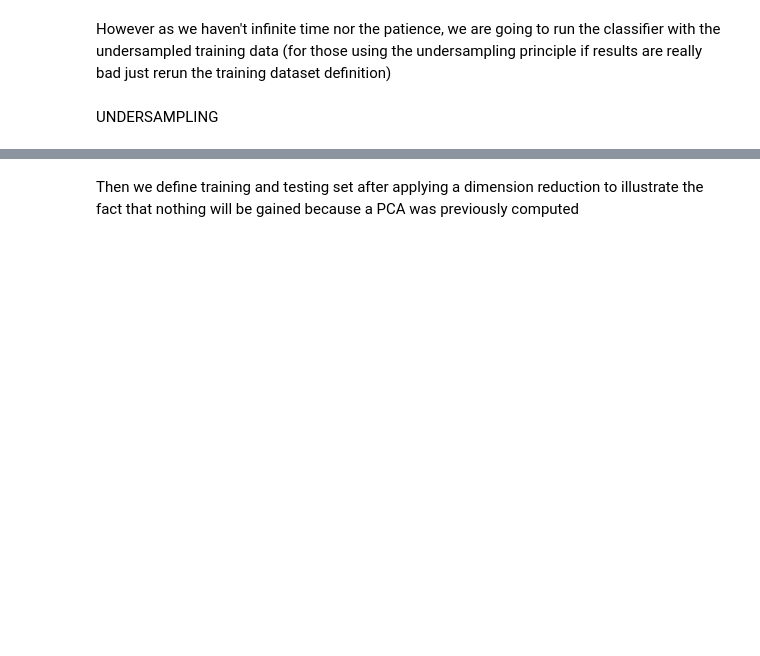
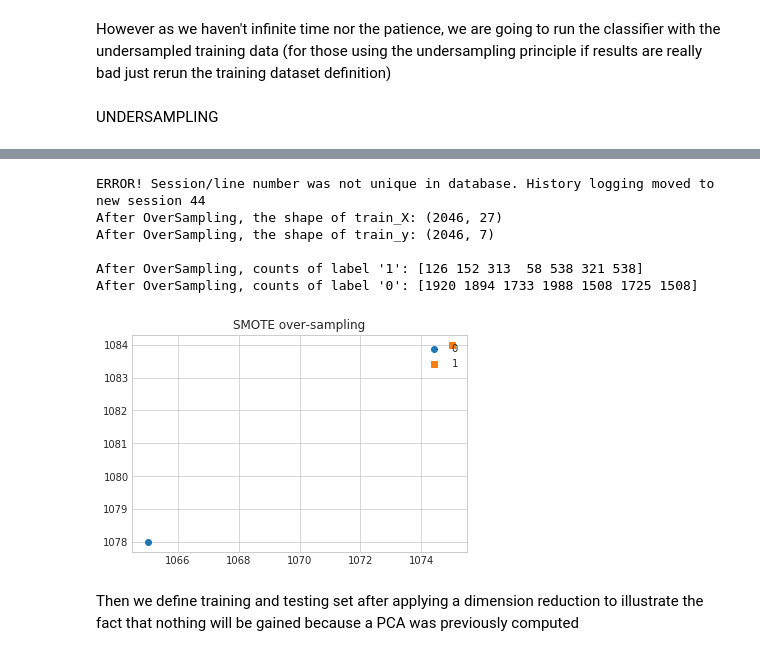
Before and after one commit to dn-lo/ECV_BigData, a Jupyter notebook: steelPlates.ipynb, the cells around one changed output, grey strips where cells are left out. Saved outputs shown, nothing was run; the diff lists cells and outputs as text; code cells hidden in the pictures; blank space fills up the shorter version.

Commit message:
Smote

```diff
--- a/steelPlates.ipynb
+++ b/steelPlates.ipynb
@@ -178,16 +206,42 @@ print("Number transactions y_test dataset: ", y_test.shape)
 # %%
 # Oversampling of train dataset
 
-sm = SMOTE(ratio='minority', random_state = )
+sm = SMOTE(sampling_strategy='minority')
 X_sm, y_sm = sm.fit_resample(X_train, y_train)
+
+X = X_sm
+y = y_sm
+
 
 print('After OverSampling, the shape of train_X: {}'.format(X_sm.shape))
 print('After OverSampling, the shape of train_y: {} \n'.format(y_sm.shape))
 
 print("After OverSampling, counts of label '1': {}".format(sum(y_sm==1)))
 print("After OverSampling, counts of label '0': {}".format(sum(y_sm==0)))
 
+def plot_2d_space(X, y, label='Classes'):
+    colors = ['#1F77B4', '#FF7F0E']
+    markers = ['o', 's']
+    for l, c, m in zip(np.unique(y), colors, markers):
+        plt.scatter(
+            X[l == y, 0],
+            X[l == y, 1],
+            c=c, label=l, marker=m
+        )
+    plt.title(label)
+    plt.legend(loc='upper right')
+    plt.show()
+
+
 plot_2d_space(X_sm, y_sm, 'SMOTE over-sampling')
+# %% [output]
+ERROR! Session/line number was not unique in database. History logging moved to new session 44
+After OverSampling, the shape of train_X: (2046, 27)
+After OverSampling, the shape of train_y: (2046, 7)
+
+After OverSampling, counts of label '1': [126 152 313  58 538 321 538]
+After OverSampling, counts of label '0': [1920 1894 1733 1988 1508 1725 1508]
+[figure, added]
 # %% [markdown]
 Then we define training and testing set after applying a dimension reduction to illustrate the fact that nothing will be gained because a PCA was previously computed
 # %% [markdown]
```
Also changed, not shown: parts of 6 cells of this notebook.
